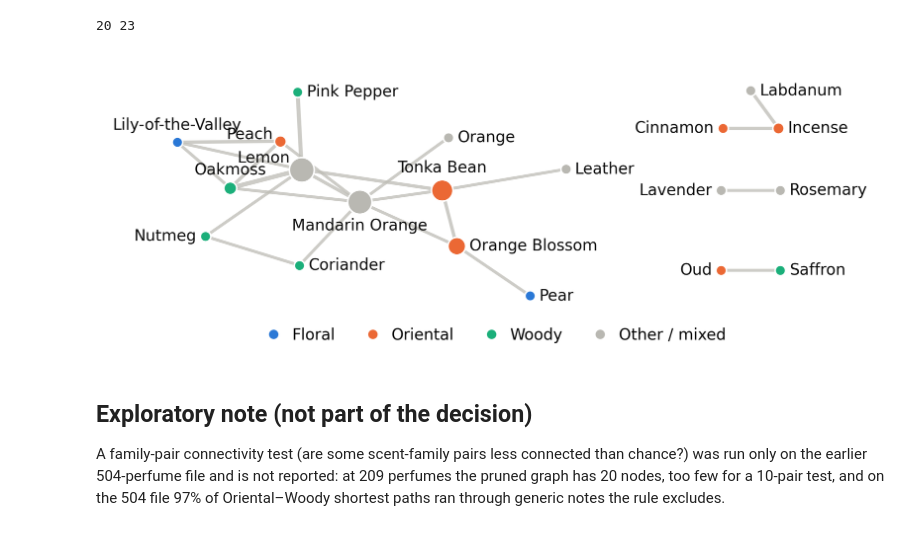
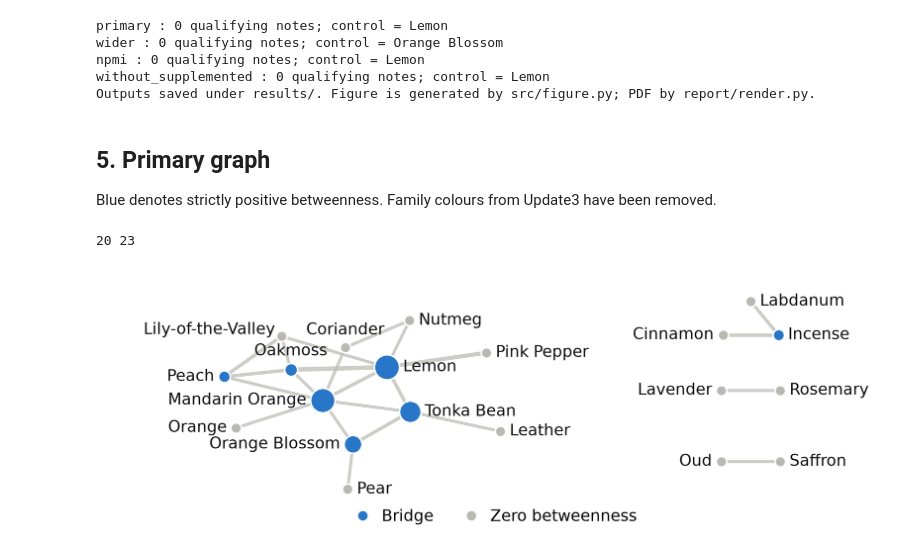
Before and after one commit to Pornphrom/MADT7202_midterm, a Jupyter notebook: notebooks/analysis.ipynb, the cells around one changed output. Saved outputs shown, nothing was run; the diff lists cells and outputs as text; code cells hidden in the pictures.

```diff
--- a/notebooks/analysis.ipynb
+++ b/notebooks/analysis.ipynb
@@ -168,0 +11,24 @@ NO ANCHOR QUALIFIES -> FALLBACK most stable bridge: Orange Blossom (P=1.00)
+# %%
+import os, sys, json, hashlib, platform
+from pathlib import Path
+import importlib.metadata as metadata
+ROOT = Path.cwd() if (Path.cwd() / 'src').exists() else Path.cwd().parent
+sys.path.insert(0, str(ROOT / 'src'))
+import pandas as pd
+import networkx as nx
+from corpus import load_corpus
+from notes_clean import perfume_note_sets
+from decision_rule import apply_rule, analyse, choose_k
+DATA = Path(os.environ.get('SCENT_DATA', str(ROOT / 'data/combined.xlsx')))
+if not DATA.exists():
+    raise FileNotFoundError('Set SCENT_DATA to your local combined workbook; raw data are not bundled.')
+RESULTS = ROOT / 'results'
+RESULTS.mkdir(exist_ok=True)
+versions = {name: metadata.version(name) for name in ['pandas','numpy','networkx','scipy','openpyxl','matplotlib']}
+versions['python'] = platform.python_version()
+provenance = {'collection_start':'2026-08-30', 'collection_end':'2026-10-12',
+              'date_basis':'Author confirmation in conversation',
+              'snapshot_sha256':hashlib.sha256(DATA.read_bytes()).hexdigest(),
+              'manifest_sha256':hashlib.sha256((ROOT/'data/list_209_urls.csv').read_bytes()).hexdigest(),
+              'versions':versions}
+print(json.dumps(provenance, indent=2))
@@ -168,0 +56,12 @@ NO ANCHOR QUALIFIES -> FALLBACK most stable bridge: Orange Blossom (P=1.00)
+# %%
+primary = load_corpus(DATA)
+wider = load_corpus(DATA, scope='all')
+unsupplemented = load_corpus(DATA, exclude_supplemented=True)
+audit = {'primary_n':len(primary),'wider_n':len(wider),
+         'primary_supplemented':int(primary['Supplemental Notes Source'].notna().sum()),
+         'wider_supplemented':int(wider['Supplemental Notes Source'].notna().sum()),
+         'unsupplemented_n':len(unsupplemented),
+         'primary_families':primary['Scent Family Primary'].fillna('Unknown').str.split().str[0].value_counts().to_dict()}
+assert audit['primary_n']==209 and audit['wider_n']==1780
+assert audit['primary_supplemented']==11 and audit['unsupplemented_n']==198
+print(json.dumps(audit, indent=2))
@@ -169,10 +163,25 @@ NO ANCHOR QUALIFIES -> FALLBACK most stable bridge: Orange Blossom (P=1.00)
+# %%
+summary={'revision':'Update4','revised_on':'2026-10-13','provenance':provenance,
+         'audit':audit,'cutoff_candidates':cutoffs,'primary':main,'checks':checks}
+(RESULTS/'update4_summary.json').write_text(json.dumps(summary,indent=2,ensure_ascii=False),encoding='utf-8')
+for name,result in {'primary':main,**checks}.items():
+    pd.DataFrame(result['rows']).to_csv(RESULTS/f'update4_{name}_metrics.csv',index=False)
+    print(name, ':',len(result['passed']),'qualifying notes; control =',result['fallback'])
+print('Outputs saved under results/. Figure is generated by src/figure.py; PDF by report/render.py.')
+# %% [output]
+primary : 0 qualifying notes; control = Lemon
+wider : 0 qualifying notes; control = Orange Blossom
+npmi : 0 qualifying notes; control = Lemon
+without_supplemented : 0 qualifying notes; control = Lemon
+Outputs saved under results/. Figure is generated by src/figure.py; PDF by report/render.py.
+# %% [markdown]
+## 5. Primary graph
+Blue denotes strictly positive betweenness. Family colours from Update3 have been removed.
 # %%
 from figure import draw
-draw(list_df, out='../results/fig_page.png')
-from IPython.display import Image; Image('../results/fig_page.png')
+draw(primary, out=str(RESULTS / 'fig_page.png'))
+from IPython.display import Image, display
+display(Image(filename=str(RESULTS / 'fig_page.png')))
 # %% [output]
 20 23
-[figure, old version]
+[figure, new version]
-# %% [markdown]
-## Exploratory note (not part of the decision)
-A family-pair connectivity test (are some scent-family pairs less connected than chance?) was run only on the earlier 504-perfume file and is not reported: at 209 perfumes the pruned graph has 20 nodes, too few for a 10-pair test, and on the 504 file 97% of Oriental–Woody shortest paths ran through generic notes the rule excludes.
```
Also changed, not shown: parts of 27 cells of this notebook, 29 other files.
